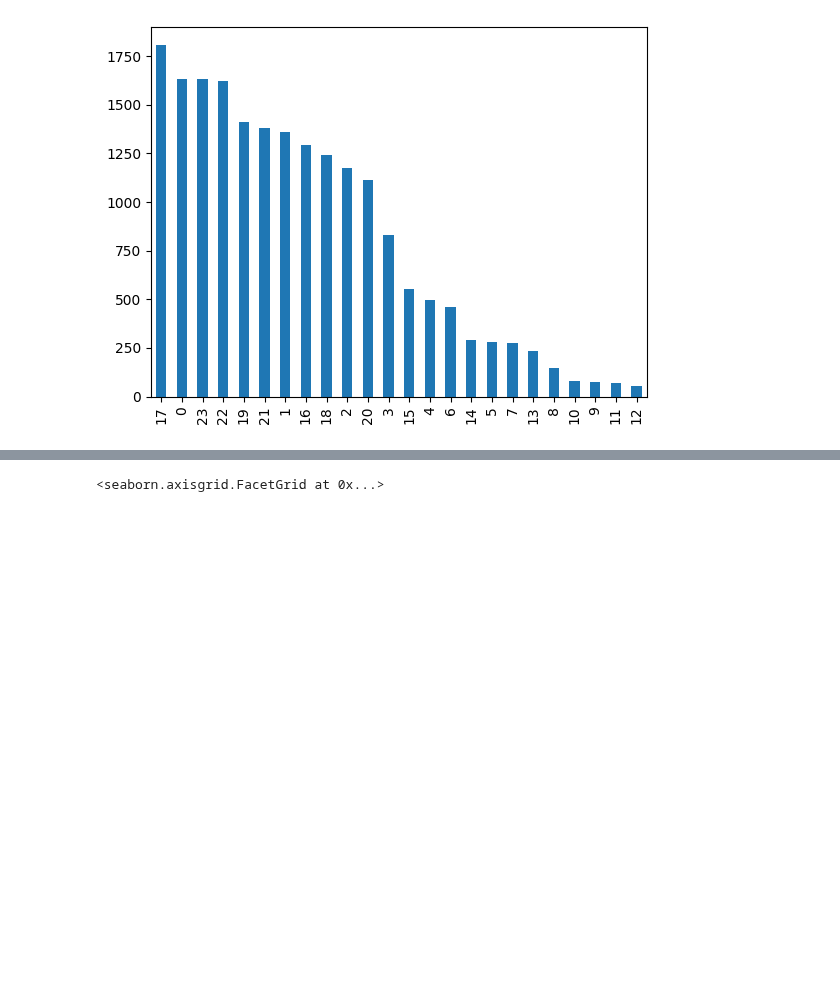
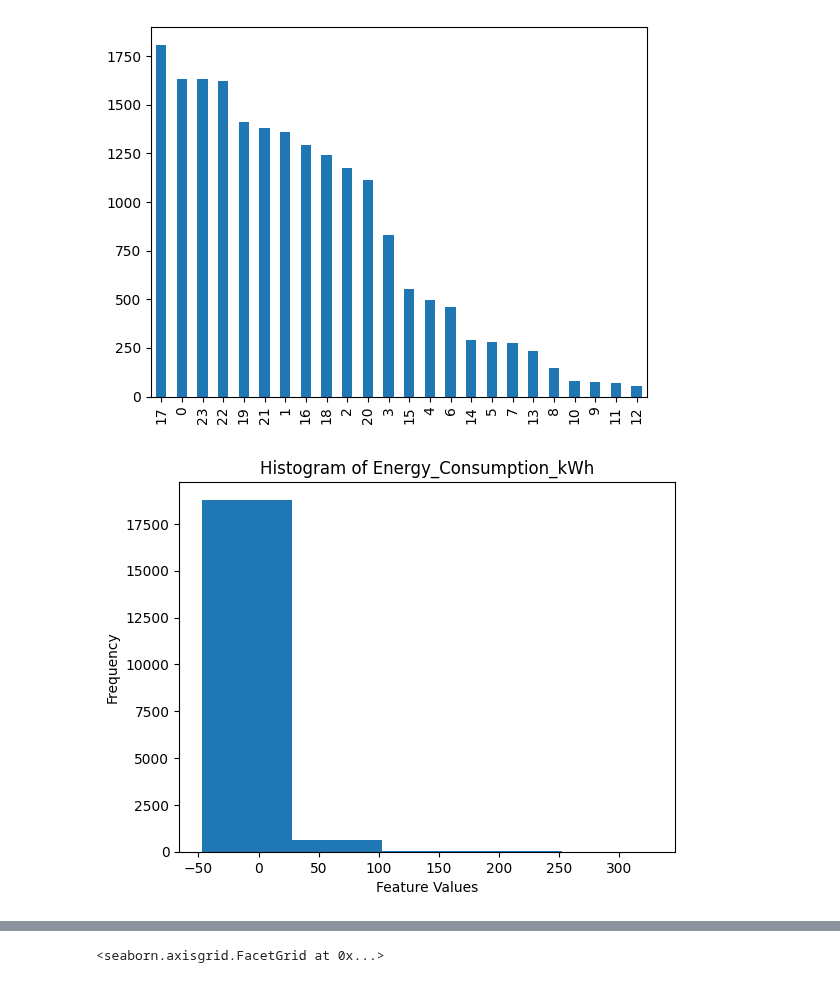
Before and after one commit to ydelipinar/Data_Based_Vehicle_Energy_Consumption_Modeling, a Jupyter notebook: ENS492-Machine Learning.ipynb, the cells around one changed output, grey strips where cells are left out. Cells and saved outputs as stored; diff of their text form; code cells hidden in the pictures; blank space fills up the shorter version.

```diff
--- a/ENS492-Machine Learning.ipynb
+++ b/ENS492-Machine Learning.ipynb
@@ -154,3 +154,21 @@ df_train['Start_Hour'].value_counts().plot.bar()
 # %% [output]
 <Axes: >
 [figure]
+# %%
+fig, ax = plt.subplots()
+# Set the range of the x-axis
+x_min = -50 # Specify the minimum value
+x_max = 150  # Specify the maximum value
+
+# Plot the histogram
+ax.hist(df_train[ENERGY_NAME], bins=5)  # You can adjust the number of bins as per your preference
+
+# Set labels and title
+ax.set_xlabel('Feature Values')
+ax.set_ylabel('Frequency')
+ax.set_title('Histogram of ' + ENERGY_NAME)
+
+# Show the plot
+plt.show()
+# %% [output]
+[figure, added]
```
Also changed, not shown: parts of 5 cells of this notebook.
